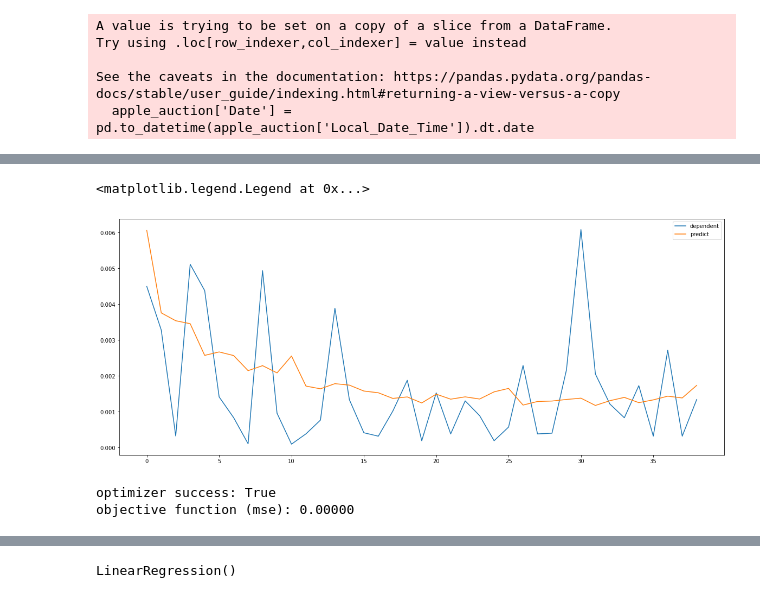
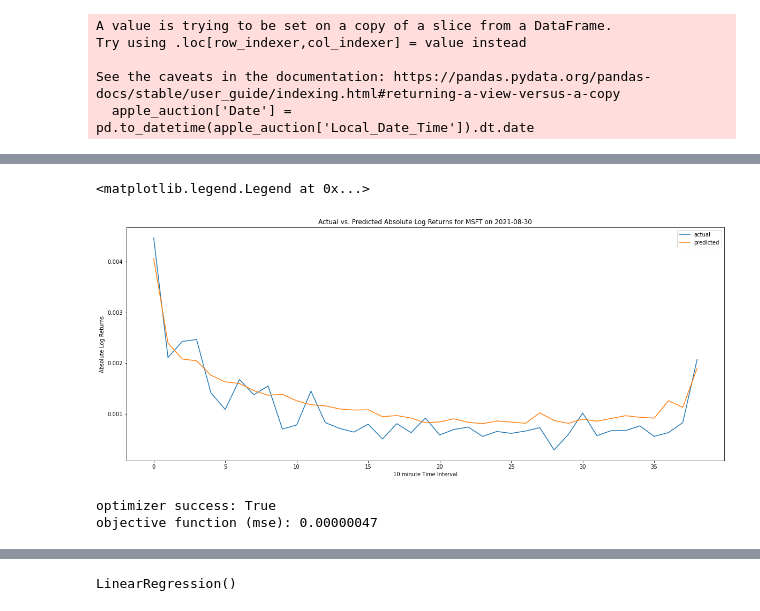
Before and after one commit to matthew-lim/Vanguard-Volatility-Project, a Jupyter notebook: Report 2 - V2.ipynb, the cells around one changed output, grey strips where cells are left out. Drawn from its saved outputs; the diff is of its cells as text; code cells hidden in the pictures.

```diff
--- a/Report 2 - V2.ipynb
+++ b/Report 2 - V2.ipynb
@@ -11,7 +11,7 @@ from scipy.optimize import least_squares, minimize
 # %%
 # Trade data
 
-stock_name = 'SPLK.O'
+stock_name = 'MSFT.O'
 
 df = pd.read_csv('NSQ_OneYear100test_Sept21.csv',
                    usecols=['Local_Date_Time','RIC','Open','High','Low','Close','VWAP','NumberOfTrades','Volume'],
@@ -78,6 +78,7 @@ avg_20day_volatility = []
 stocks = []
 dates_final = []
 auction_log_returns = []
+auction_log_returns_340350 = []
 volumes = []
 
 for date in dates:
@@ -95,8 +96,8 @@ for date in dates:
     apple_today_10min = apple_today_10min.join(apple_today_10min_open)
     apple_today_10min = apple_today_10min.join(apple_today_10min_close)
     apple_today_10min = apple_today_10min.join(apple_today_10min_volume)
-    apple_today_10min['log_returns'] = abs(np.log(apple_today_10min['Close']/apple_today_10min['Open'])) # alternate volatility formula
-#     apple_today_10min['Volatility'] = np.sqrt(0.5*np.square(np.log(apple_today_10min['High']/apple_today_10min['Low'])) - (2*np.log(2)-1) * np.square(np.log(apple_today_10min['Close']/apple_today_10min['Open'])))
+#     apple_today_10min['log_returns'] = abs(np.log(apple_today_10min['Close']/apple_today_10min['Open'])) # alternate volatility formula
+    apple_today_10min['log_returns'] = np.sqrt(0.5*np.square(np.log(apple_today_10min['High']/apple_today_10min['Low'])) - (2*np.log(2)-1) * np.square(np.log(apple_today_10min['Close']/apple_today_10min['Open'])))
     volatility_today = apple_today_10min['log_returns'].values
     return_today = (apple_today_10min['Close']/apple_today_10min['Open']).values
 
@@ -108,6 +109,9 @@ for date in dates:
 
     auction_log_returns_today = abs(np.log(apple_auction_today['Price'].iloc[0]/apple_today_10min['Open'][-1]))
     auction_log_returns.append(auction_log_returns_today)
+
+    auction_log_returns_today_340350 = abs(np.log(apple_today_10min['Open'][-1]/apple_today_10min['Open'][-2]))
+    auction_log_returns_340350.append(auction_log_returns_today_340350)
 
     # 10 minute interval volatility * number of complete trade days
     stocks.append(volatility_today)
@@ -123,7 +127,7 @@ for date in dates:
 daily_return = np.array(daily_return)
 volatility_df = pd.DataFrame({'Date':dates_final, 'daily_volatility': daily_volatility, 'daily_volatility_minus4pm': daily_volatility_minus4pm})
 volatility_df['diff'] = volatility_df['daily_volatility']-volatility_df['daily_volatility_minus4pm']
-volatility_df['volatility_ewma20'] = volatility_df['daily_volatility'].ewm(span=20).mean()
+volatility_df['volatility_ewma20'] = np.array([None] + [i for i in volatility_df['daily_volatility'].ewm(span=20).mean()][:-1])
 
 stocks = stocks[20:]
 stocks = np.vstack(stocks).T # Training data for Anderson model
@@ -377,9 +382,9 @@ stocks2 = stocks.T
 stocks2 = stocks2[:200].T
 avg_20day_volatility2 = avg_20day_volatility[:200]
 # %%
-fourier = FlexibleFourierRegression(N=39, di=[], J=6, P=20) # 39 10-minute intervals in each trade day
-res = fourier.train(stocks, avg_20day_volatility, 0.000001)
+fourier = FlexibleFourierRegression(N=39, di=[], J=6, P=30) # 39 10-minute intervals in each trade day
+res = fourier.train(stocks, avg_20day_volatility, 0.0000005)
 print("optimizer success: {}".format(res.success))
-print("objective function (mse): {:.5f}".format(res.fun))
+print("objective function (mse): {:.8f}".format(res.fun))
 # %% [output]
 optimizer success: True
@@ -387,27 +411,30 @@ objective function (mse): 0.00000
 # %%
 n=230
 result = fourier.predict(avg_20day_volatility[n])
 
 fig, ax = plt.subplots(1, 1, figsize=(20, 8))
-ax.plot(stocks.T[n], label="dependent")
-ax.plot(result, label="predict")
+ax.plot(stocks.T[n], label="actual")
+ax.plot(result, label="predicted")
+plt.xlabel("10 minute Time Interval")
+plt.ylabel("Absolute Log Returns")
+plt.title('Actual vs. Predicted Absolute Log Returns for MSFT on 2021-08-30')
 ax.legend()
 # %% [output]
 <matplotlib.legend.Legend at 0x...>
-[figure, old version]
+[figure, new version]
 # %%
 # QQQ
 stocks2_qqq = stocks_qqq.T
 stocks2_qqq = stocks2_qqq[:200].T
 avg_20day_volatility2_qqq = avg_20day_volatility_qqq[:200]
 # %%
-fourier_qqq = FlexibleFourierRegression(N=39, di=[], J=6, P=20) # 39 10-minute intervals in each trade day
-res_qqq = fourier_qqq.train(stocks_qqq, avg_20day_volatility_qqq, 0.000001)
+fourier_qqq = FlexibleFourierRegression(N=39, di=[], J=6, P=30) # 39 10-minute intervals in each trade day
+res_qqq = fourier_qqq.train(stocks_qqq, avg_20day_volatility_qqq, 0.0000005)
 print("optimizer success: {}".format(res_qqq.success))
-print("objective function (mse): {:.5f}".format(res_qqq.fun))
+print("objective function (mse): {:.8f}".format(res_qqq.fun))
 # %% [output]
 optimizer success: True
-objective function (mse): 0.00000
+objective function (mse): 0.00000047
 # %%
 n=230
 result_qqq = fourier_qqq.predict(avg_20day_volatility_qqq[n])
```
Also changed, not shown: parts of 26 cells of this notebook.
